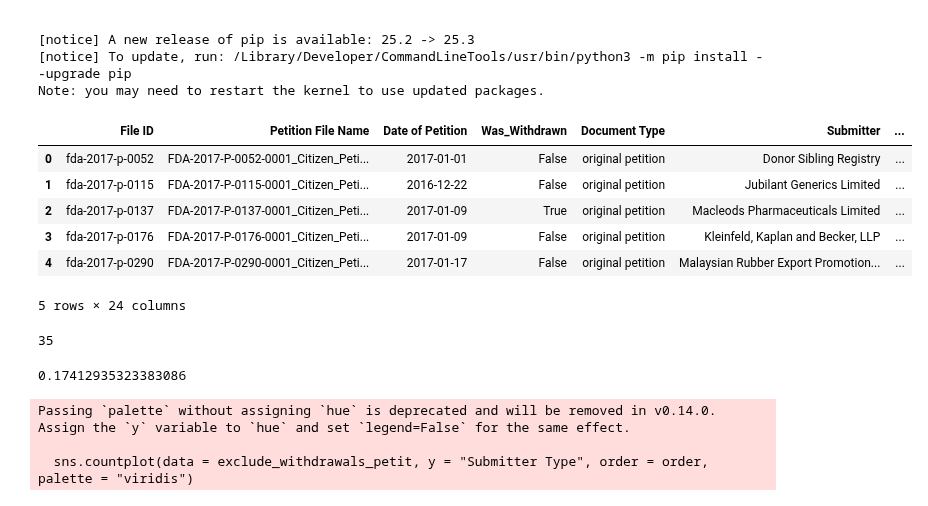
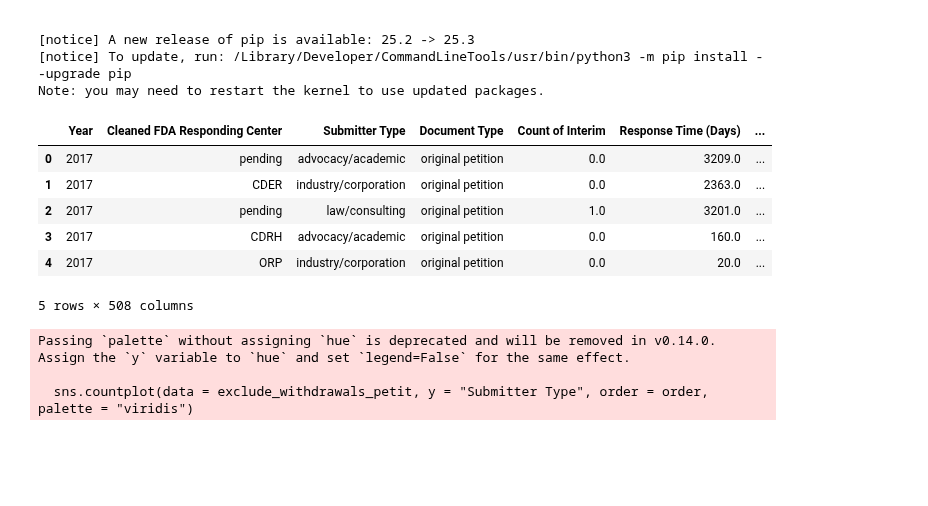
Before and after one commit to aanht/ucb-fda-citizen-project, a Jupyter notebook: FDA_Citizen_Visualizations.ipynb, the cells around one changed output. Saved outputs shown, nothing was run; the diff lists cells and outputs as text; code cells hidden in the pictures; blank space fills up the shorter version.

```diff
--- a/FDA_Citizen_Visualizations.ipynb
+++ b/FDA_Citizen_Visualizations.ipynb
@@ -137,21 +137,15 @@ Requirement already satisfied: pyparsing>=2.3.1 in /Users/anhtran/Library/Python
 [notice] To update, run: /Library/Developer/CommandLineTools/usr/bin/python3 -m pip install --upgrade pip
 Note: you may need to restart the kernel to use updated packages.
 # %%
-df = pd.read_csv("final_version_petitions_and_responses.csv")
-df.head()
+exclude_withdrawals_petit = pd.read_csv("final_version_petitions_and_responses.csv")
+full_df = pd.read_csv("full_data_no_vectwords.csv")
+exclude_withdrawals_petit.head()
 # %% [output]
-|  | File ID | Petition File Name | Date of Petition | Was_Withdrawn | Document Type | Submitter | ... |
-| 0 | fda-2017-p-0052 | FDA-2017-P-0052-0001_Citizen_Peti... | 2017-01-01 | False | original petition | Donor Sibling Registry | ... |
-| 1 | fda-2017-p-0115 | FDA-2017-P-0115-0001_Citizen_Peti... | 2016-12-22 | False | original petition | Jubilant Generics Limited | ... |
-| 2 | fda-2017-p-0137 | FDA-2017-P-0137-0001_Citizen_Peti... | 2017-01-09 | True | original petition | Macleods Pharmaceuticals Limited | ... |
-| 3 | fda-2017-p-0176 | FDA-2017-P-0176-0001_Citizen_Peti... | 2017-01-09 | False | original petition | Kleinfeld, Kaplan and Becker, LLP | ... |
-| 4 | fda-2017-p-0290 | FDA-2017-P-0290-0001_Citizen_Peti... | 2017-01-17 | False | original petition | Malaysian Rubber Export Promotion... | ... |
+|  | Year | Cleaned FDA Responding Center | Submitter Type | Document Type | Count of Interim | Response Time (Days) | ... |
+| 0 | 2017 | pending | advocacy/academic | original petition | 0.0 | 3209.0 | ... |
+| 1 | 2017 | CDER | industry/corporation | original petition | 0.0 | 2363.0 | ... |
+| 2 | 2017 | pending | law/consulting | original petition | 1.0 | 3201.0 | ... |
+| 3 | 2017 | CDRH | advocacy/academic | original petition | 0.0 | 160.0 | ... |
+| 4 | 2017 | ORP | industry/corporation | original petition | 0.0 | 20.0 | ... |
-5 rows × 24 columns
+5 rows × 508 columns
-# %%
-# making sure it is safe to drop petitions that have a  withdrawal letter
-display(len(df[df["Was_Withdrawn"] == True])) # count of petitions that had withdrawal letter
-display(len(df[df["Was_Withdrawn"] == True]) / len(df)) # proportion
-# %% [output]
-35
-0.17412935323383086
 # %%
```
Also changed, not shown: parts of 13 cells of this notebook, 4 other files.
